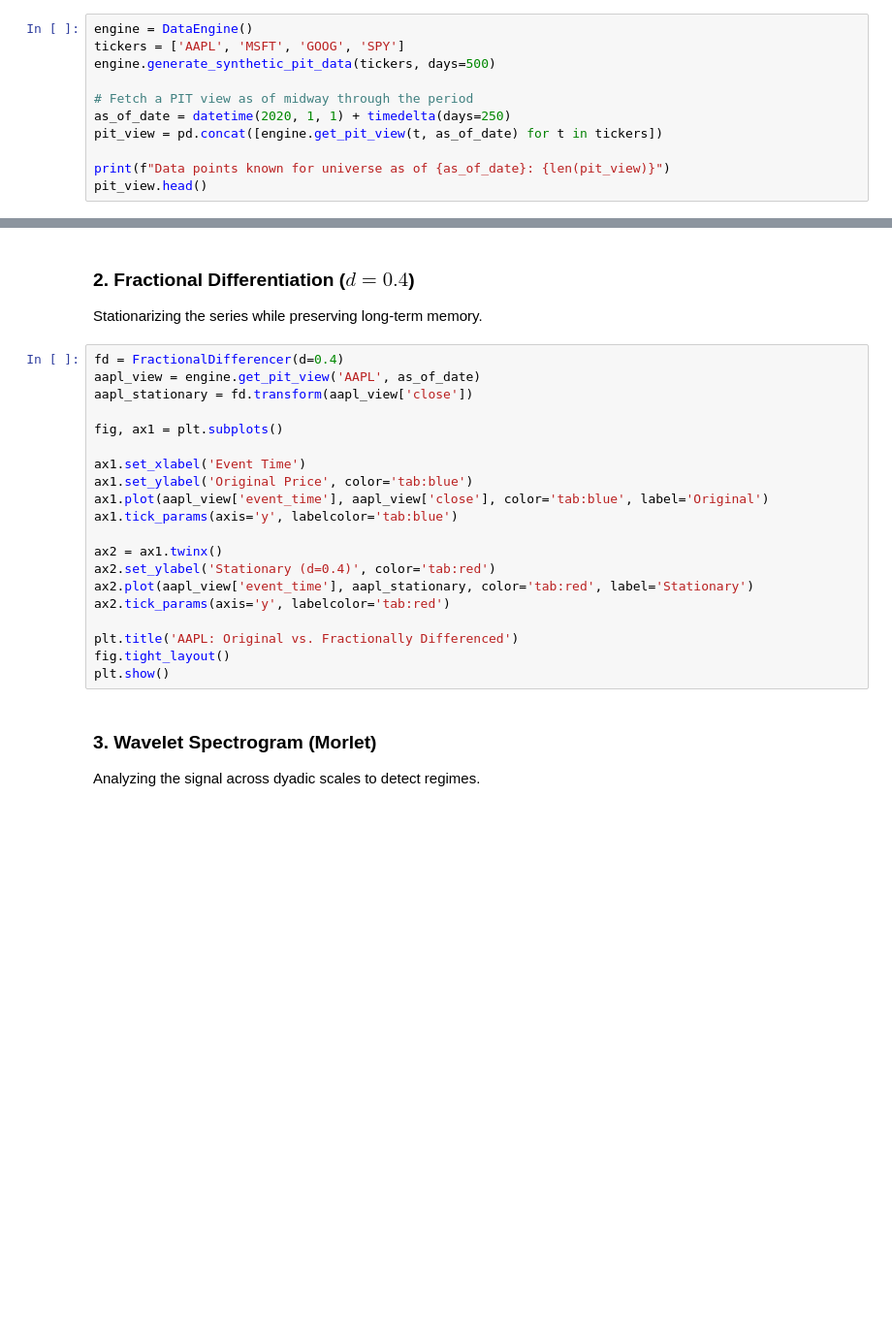
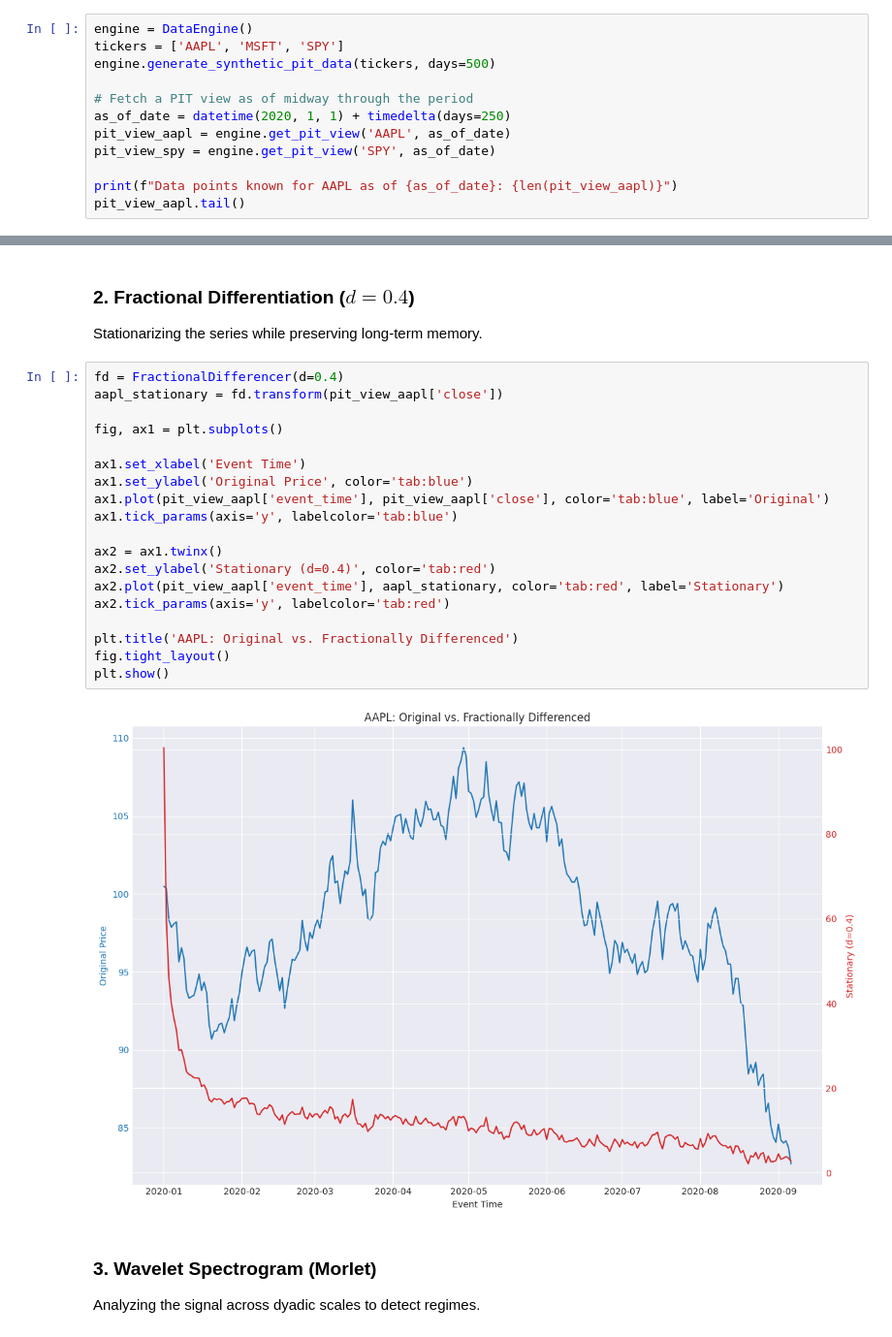
Before and after one commit to abhishek-jana/QTS2026, a Jupyter notebook: research_lab/alpha_discovery.ipynb, the cells around one changed output, grey strips where cells are left out. Shown at 97% size. Saved outputs shown, nothing was run; the diff lists cells and outputs as text; blank space fills up the shorter version.

```diff
--- a/research_lab/alpha_discovery.ipynb
+++ b/research_lab/alpha_discovery.ipynb
@@ -29,12 +29,13 @@ plt.rcParams['figure.figsize'] = [12, 8]
 We generate synthetic data with a 'Knowledge Time' delay to verify zero look-ahead bias.
 # %%
 engine = DataEngine()
-tickers = ['AAPL', 'MSFT', 'GOOG', 'SPY']
+tickers = ['AAPL', 'MSFT', 'SPY']
 engine.generate_synthetic_pit_data(tickers, days=500)
 
 # Fetch a PIT view as of midway through the period
 as_of_date = datetime(2020, 1, 1) + timedelta(days=250)
-pit_view = pd.concat([engine.get_pit_view(t, as_of_date) for t in tickers])
+pit_view_aapl = engine.get_pit_view('AAPL', as_of_date)
+pit_view_spy = engine.get_pit_view('SPY', as_of_date)
 
-print(f"Data points known for universe as of {as_of_date}: {len(pit_view)}")
-pit_view.head()
+print(f"Data points known for AAPL as of {as_of_date}: {len(pit_view_aapl)}")
+pit_view_aapl.tail()
@@ -43,24 +52,25 @@ pit_view.head()
 Stationarizing the series while preserving long-term memory.
 # %%
 fd = FractionalDifferencer(d=0.4)
-aapl_view = engine.get_pit_view('AAPL', as_of_date)
-aapl_stationary = fd.transform(aapl_view['close'])
+aapl_stationary = fd.transform(pit_view_aapl['close'])
 
 fig, ax1 = plt.subplots()
 
 ax1.set_xlabel('Event Time')
 ax1.set_ylabel('Original Price', color='tab:blue')
-ax1.plot(aapl_view['event_time'], aapl_view['close'], color='tab:blue', label='Original')
+ax1.plot(pit_view_aapl['event_time'], pit_view_aapl['close'], color='tab:blue', label='Original')
 ax1.tick_params(axis='y', labelcolor='tab:blue')
 
 ax2 = ax1.twinx()
 ax2.set_ylabel('Stationary (d=0.4)', color='tab:red')
-ax2.plot(aapl_view['event_time'], aapl_stationary, color='tab:red', label='Stationary')
+ax2.plot(pit_view_aapl['event_time'], aapl_stationary, color='tab:red', label='Stationary')
 ax2.tick_params(axis='y', labelcolor='tab:red')
 
 plt.title('AAPL: Original vs. Fractionally Differenced')
 fig.tight_layout()
 plt.show()
+# %% [output]
+[figure, added]
 # %% [markdown]
 ### 3. Wavelet Spectrogram (Morlet)
 Analyzing the signal across dyadic scales to detect regimes.
```
Also changed, not shown: parts of 7 cells of this notebook, 15 other files.
